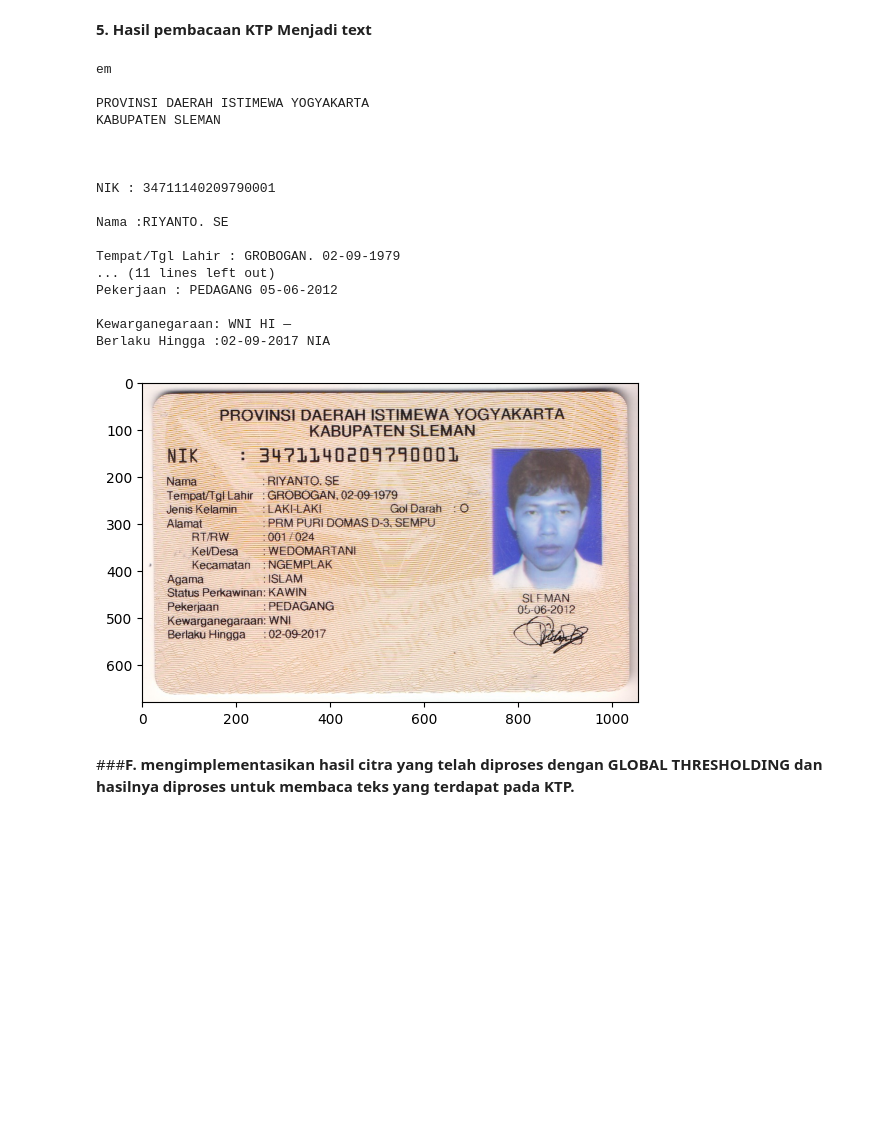
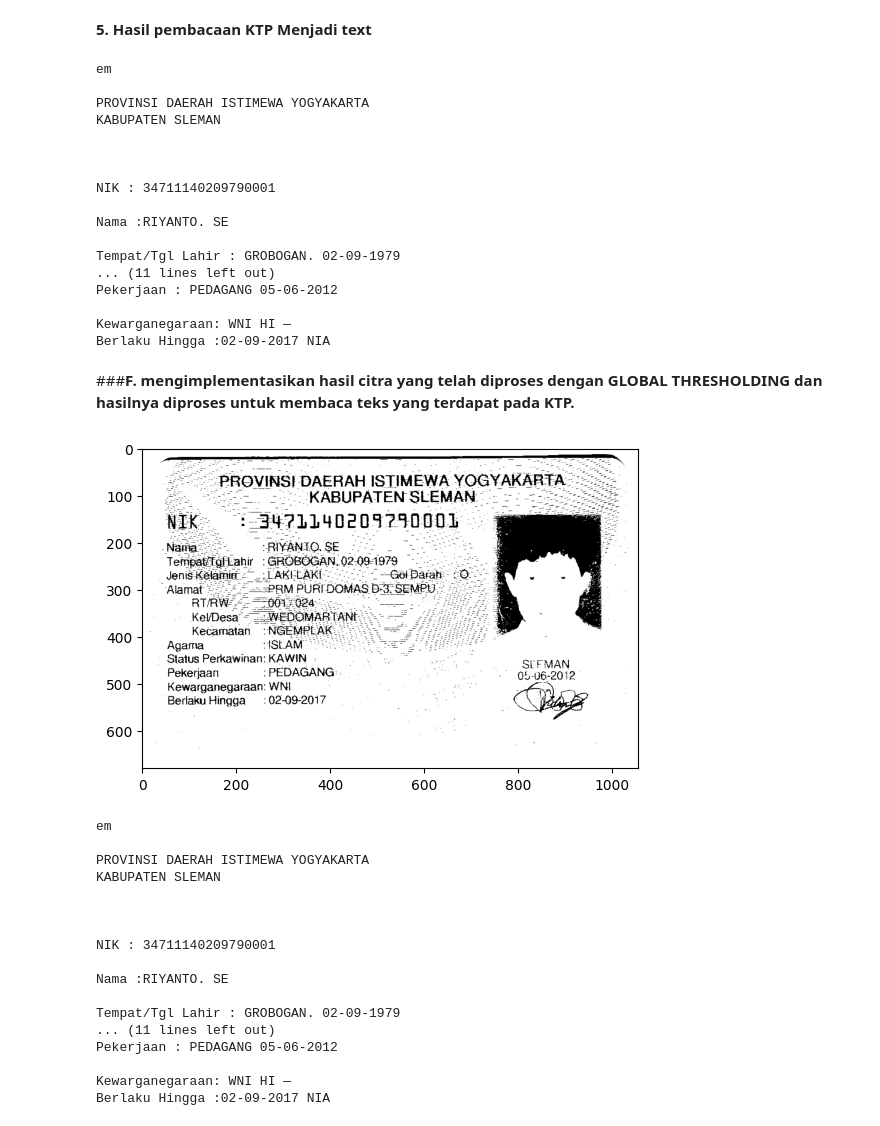
Before and after one commit to nadicika/PCVK, a Jupyter notebook: Pertemuan10.ipynb, the cells around one changed output. Cells and saved outputs as stored; diff of their text form; code cells hidden in the pictures; blank space fills up the shorter version.

```diff
--- a/Pertemuan10.ipynb
+++ b/Pertemuan10.ipynb
@@ -238,7 +247,6 @@ display(img)
 **5. Hasil pembacaan KTP Menjadi text**
 # %%
 img = cv.imread('/content/drive/MyDrive/PCVK/my images/KTP_More/ktp.png')
-plt.imshow(img)
 gray = cv.cvtColor(img, cv.COLOR_BGR2GRAY)
 th, threshed = cv.threshold(gray, 127, 255, cv.THRESH_TRUNC)
 d = pytesseract.image_to_data(threshed,output_type='data.frame')
@@ -265,6 +273,42 @@ Pekerjaan : PEDAGANG 05-06-2012
 
 Kewarganegaraan: WNI HI —
 Berlaku Hingga :02-09-2017 NIA
-[figure, removed]
 # %% [markdown]
 ###**F. mengimplementasikan hasil citra yang telah diproses dengan GLOBAL THRESHOLDING dan hasilnya diproses untuk membaca teks yang terdapat pada KTP.**
+# %%
+ktp_img = cv.imread('/content/drive/MyDrive/PCVK/my images/KTP_More/ktp.png')
+ktp_gray = cv.cvtColor(ktp_img, cv.COLOR_BGR2GRAY)
+
+# Terapkan global thresholding pada citra KTP
+global_threshold, ktp_thresholded = cv.threshold(ktp_gray, 127, 255, cv.THRESH_BINARY)
+
+# Tampilkan citra hasil thresholding
+plt.imshow(ktp_thresholded, cmap='gray')
+plt.show()
+
+# Ekstrak teks dari citra hasil thresholding
+d = pytesseract.image_to_data(threshed,output_type='data.frame')
+text2 = pytesseract.image_to_string(threshed, lang="ind")
+print(text2)
+text = d[d.conf != -1]
+lines = text.groupby('block_num')['text'].apply(list)
+conf = text.groupby(['block_num'])['conf'].mean()
+# %% [output]
+[figure, added]
+em
+
+PROVINSI DAERAH ISTIMEWA YOGYAKARTA
+KABUPATEN SLEMAN
+
+
+
+NIK : 34711140209790001
+
+Nama :RIYANTO. SE
+
+Tempat/Tgl Lahir : GROBOGAN. 02-09-1979
+... (11 lines left out)
+Pekerjaan : PEDAGANG 05-06-2012
+
+Kewarganegaraan: WNI HI —
+Berlaku Hingga :02-09-2017 NIA
```
Also changed, not shown: parts of 1 cell of this notebook.
